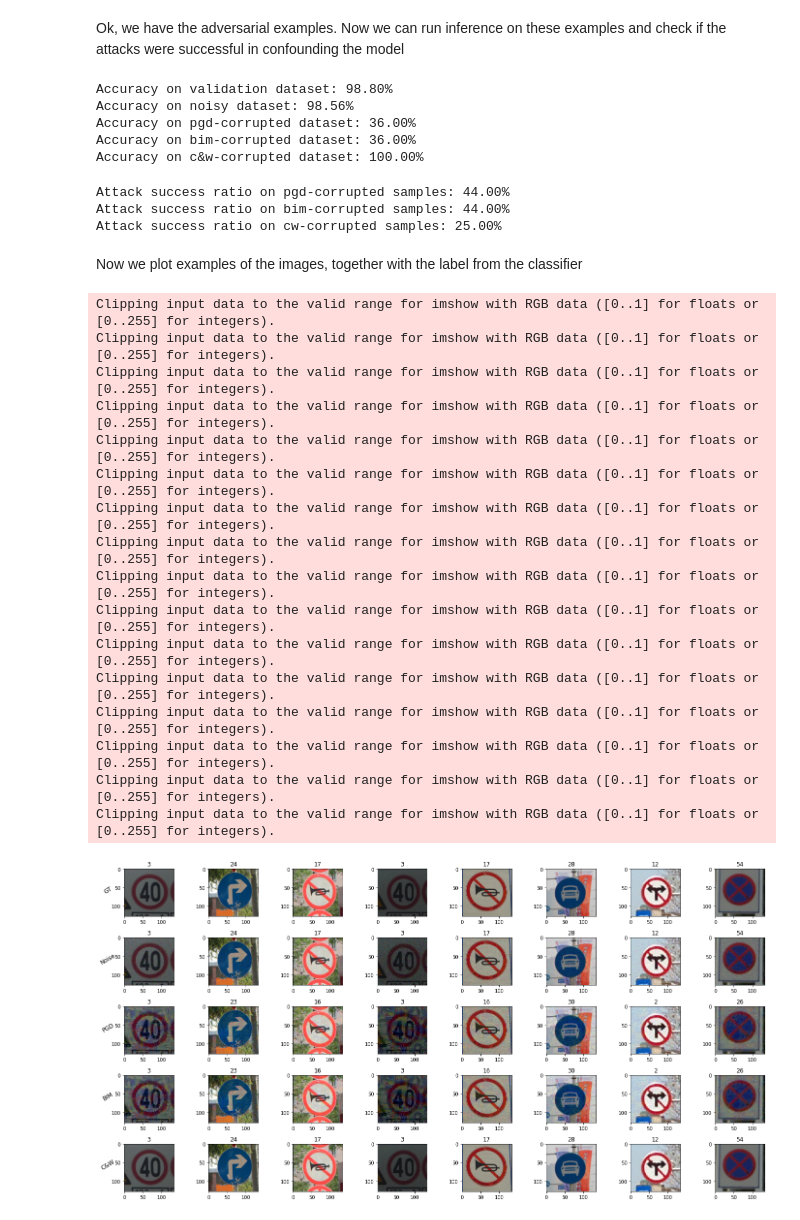
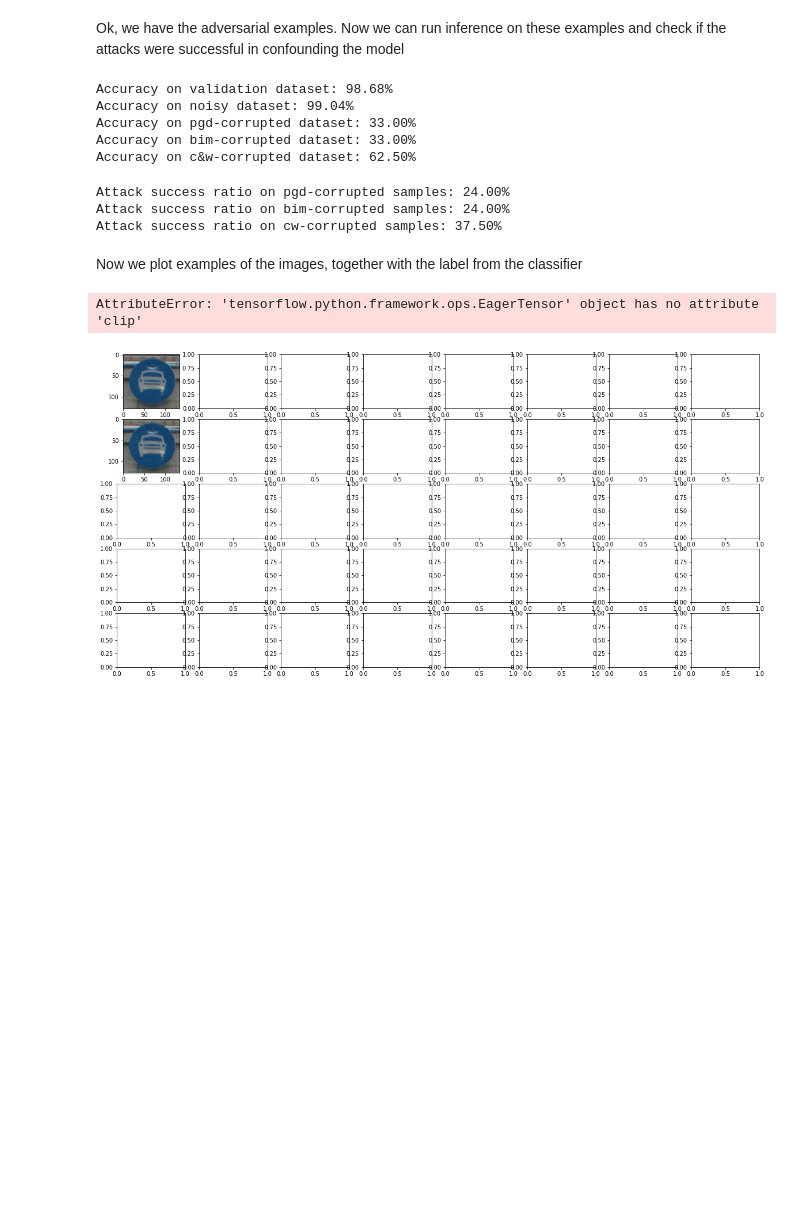
Before and after one commit to Stocastico/AdversarialRobustness, a Jupyter notebook: Part_3/Part_3.1_Stefano.ipynb, the cells around one changed output. Drawn from its saved outputs; the diff is of its cells as text; code cells hidden in the pictures; blank space fills up the shorter version.

```diff
--- a/Part_3/Part_3.1_Stefano.ipynb
+++ b/Part_3/Part_3.1_Stefano.ipynb
@@ -35,8 +35,8 @@ MODEL_FOLDER = Path('../Part_1')
 MODEL = Path(MODEL_FOLDER / 'chinese_traffic_sign_classifier_v1.h5')
 # %%
 df = pd.read_csv(ANNOTATIONS, names=COL_NAMES, sep=';', header=None, index_col=False)
-classifier = load_model(MODEL)
+old_classifier = load_model(MODEL)
 # %%
-new_classifier = tf.keras.Model(classifier.input, classifier.layers[-1].output)
-print(new_classifier.summary())
+classifier = tf.keras.Model(old_classifier.input, old_classifier.layers[-1].output)
+print(old_classifier.summary())
 # %% [output]
@@ -127,7 +127,7 @@ Ok, we are now ready to create the targeted adversarial examples. First, we use
 # %%
 EPSILON = 0.08
 NUM_SAMPLES = 100
-TARGET_CLASS = 3
+TARGET_CLASS = 19
 
 y_target_class = np.full((NUM_SAMPLES,), TARGET_CLASS)
 # %%
@@ -150,7 +150,7 @@ NUM_SAMPLES_C_AND_W = 8
 valid_X_cw = np.zeros((NUM_SAMPLES_C_AND_W, w, h, c))
 # Same params as in the hint
 for k in range(NUM_SAMPLES_C_AND_W):
-    tmp = carlini_wagner_l2(new_classifier, valid_X[k:k+1, :], targeted=True,
+    tmp = carlini_wagner_l2(classifier, valid_X[k:k+1, :], targeted=True,
                             y=[TARGET_CLASS], batch_size=512, confidence=100.0,
                             abort_early=False, max_iterations=10000,
                             clip_min=0.0, clip_max=1.0)
@@ -176,11 +176,11 @@ print(f"Accuracy on pgd-corrupted dataset: {acc_pgd * 100:.2f}%")
 print(f"Accuracy on bim-corrupted dataset: {acc_bim * 100:.2f}%")
 print(f"Accuracy on c&w-corrupted dataset: {acc_cw * 100:.2f}%")
 # %% [output]
-Accuracy on validation dataset: 98.80%
-Accuracy on noisy dataset: 98.56%
-Accuracy on pgd-corrupted dataset: 36.00%
-Accuracy on bim-corrupted dataset: 36.00%
-Accuracy on c&w-corrupted dataset: 100.00%
+Accuracy on validation dataset: 98.68%
+Accuracy on noisy dataset: 99.04%
+Accuracy on pgd-corrupted dataset: 33.00%
+Accuracy on bim-corrupted dataset: 33.00%
+Accuracy on c&w-corrupted dataset: 62.50%
 # %%
 attack_success_ratio_pgd = np.sum(np.argmax(pred_pgd, axis=1) == TARGET_CLASS) / NUM_SAMPLES
 attack_success_ratio_bim = np.sum(np.argmax(pred_bim, axis=1) == TARGET_CLASS) / NUM_SAMPLES
@@ -189,51 +189,36 @@ print(f"Attack success ratio on pgd-corrupted samples: {attack_success_ratio_pgd
 print(f"Attack success ratio on bim-corrupted samples: {attack_success_ratio_bim * 100:.2f}%")
 print(f"Attack success ratio on cw-corrupted samples: {attack_success_ratio_cw * 100:.2f}%")
 # %% [output]
-Attack success ratio on pgd-corrupted samples: 44.00%
-Attack success ratio on bim-corrupted samples: 44.00%
-Attack success ratio on cw-corrupted samples: 25.00%
+Attack success ratio on pgd-corrupted samples: 24.00%
+Attack success ratio on bim-corrupted samples: 24.00%
+Attack success ratio on cw-corrupted samples: 37.50%
 # %% [markdown]
 Now we plot examples of the images, together with the label from the classifier
 # %%
 ROWS = 5
 COLS = 8
 fig, axes = plt.subplots(ROWS, COLS, figsize=(20, 10))
 
 row_labels = ['GT', 'Noise', 'PGD', 'BIM', 'C&W']
 
 for k in range(COLS):
     axes[0,k].imshow(valid_X[k])
     axes[1,k].imshow(valid_X_uniform_noise[k].clip(0.0,1.0)) #.clip(0.0,1.0)
-    axes[2,k].imshow(valid_X_pgd[k])
-    axes[3,k].imshow(valid_X_bim[k])
-    axes[4,k].imshow(valid_X_cw[k])
+    axes[2,k].imshow(valid_X_pgd[k].clip(0.0,1.0))
+    axes[3,k].imshow(valid_X_bim[k].clip(0.0,1.0))
+    axes[4,k].imshow(valid_X_cw[k].clip(0.0,1.0))
 
     axes[0,k].set_title(str(pred_base[k].argmax()))
     axes[1,k].set_title(str(pred_noise[k].argmax()))
     axes[2,k].set_title(str(pred_pgd[k].argmax()))
     axes[3,k].set_title(str(pred_bim[k].argmax()))
     axes[4,k].set_title(str(pred_cw[k].argmax()))
 
 for ax, row in zip(axes[:,0], row_labels):
     ax.set_ylabel(row, rotation=30, size='large')
 
 fig.tight_layout()
 plt.show()
 # %% [output]
-Clipping input data to the valid range for imshow with RGB data ([0..1] for floats or [0..255] for integers).
-Clipping input data to the valid range for imshow with RGB data ([0..1] for floats or [0..255] for integers).
-Clipping input data to the valid range for imshow with RGB data ([0..1] for floats or [0..255] for integers).
-Clipping input data to the valid range for imshow with RGB data ([0..1] for floats or [0..255] for integers).
-Clipping input data to the valid range for imshow with RGB data ([0..1] for floats or [0..255] for integers).
-Clipping input data to the valid range for imshow with RGB data ([0..1] for floats or [0..255] for integers).
-Clipping input data to the valid range for imshow with RGB data ([0..1] for floats or [0..255] for integers).
-Clipping input data to the valid range for imshow with RGB data ([0..1] for floats or [0..255] for integers).
-Clipping input data to the valid range for imshow with RGB data ([0..1] for floats or [0..255] for integers).
-Clipping input data to the valid range for imshow with RGB data ([0..1] for floats or [0..255] for integers).
-Clipping input data to the valid range for imshow with RGB data ([0..1] for floats or [0..255] for integers).
-Clipping input data to the valid range for imshow with RGB data ([0..1] for floats or [0..255] for integers).
-Clipping input data to the valid range for imshow with RGB data ([0..1] for floats or [0..255] for integers).
-Clipping input data to the valid range for imshow with RGB data ([0..1] for floats or [0..255] for integers).
-Clipping input data to the valid range for imshow with RGB data ([0..1] for floats or [0..255] for integers).
-Clipping input data to the valid range for imshow with RGB data ([0..1] for floats or [0..255] for integers).
+AttributeError: 'tensorflow.python.framework.ops.EagerTensor' object has no attribute 'clip'
-[figure, old version]
+[figure, new version]
```
Also changed, not shown: parts of 3 cells of this notebook.
